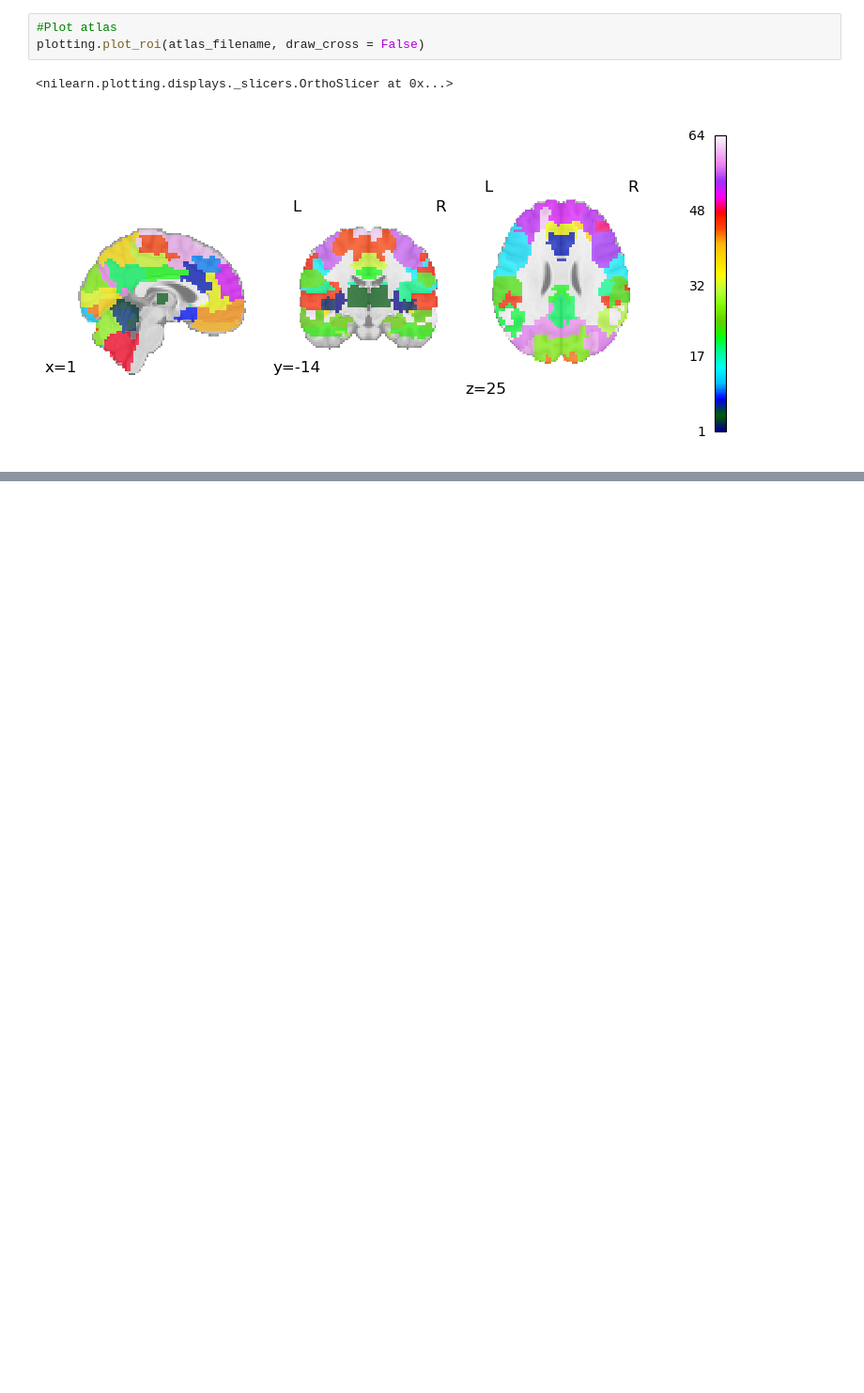
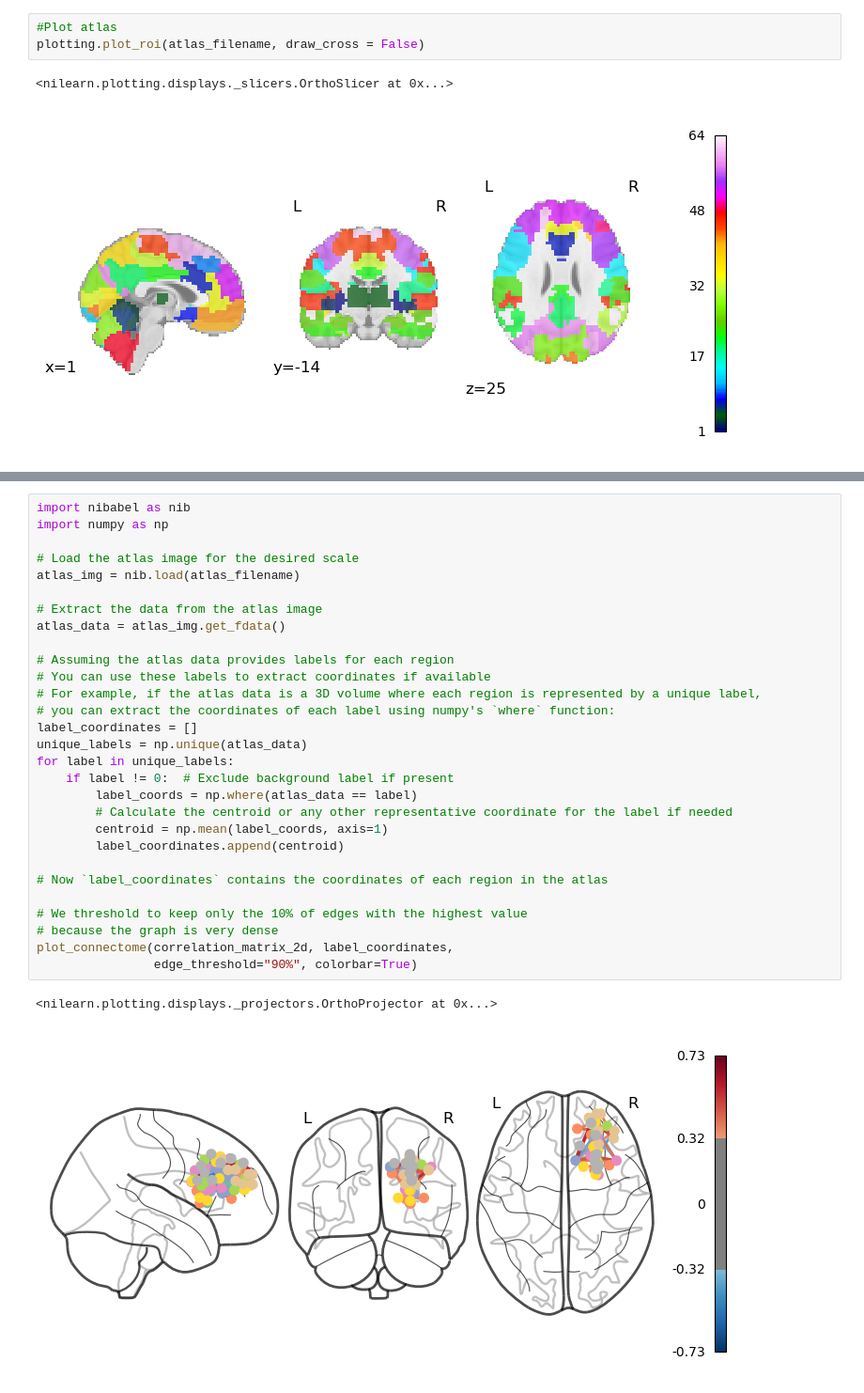
Before and after one commit to psy3019-6973-2026/Nguyen_ProjetFinal, a Jupyter notebook: projet_final.ipynb, the cells around one changed output, grey strips where cells are left out. Shown at 94% size. Saved outputs shown, nothing was run; the diff lists cells and outputs as text; blank space fills up the shorter version.

```diff
--- a/projet_final.ipynb
+++ b/projet_final.ipynb
@@ -262,0 +236,32 @@ ValueError: array must be at least 2-d
+# %%
+import nibabel as nib
+import numpy as np
+
+# Load the atlas image for the desired scale
+atlas_img = nib.load(atlas_filename)
+
+# Extract the data from the atlas image
+atlas_data = atlas_img.get_fdata()
+
+# Assuming the atlas data provides labels for each region
+# You can use these labels to extract coordinates if available
+# For example, if the atlas data is a 3D volume where each region is represented by a unique label,
+# you can extract the coordinates of each label using numpy's `where` function:
+label_coordinates = []
+unique_labels = np.unique(atlas_data)
+for label in unique_labels:
+    if label != 0:  # Exclude background label if present
+        label_coords = np.where(atlas_data == label)
+        # Calculate the centroid or any other representative coordinate for the label if needed
+        centroid = np.mean(label_coords, axis=1)
+        label_coordinates.append(centroid)
+
+# Now `label_coordinates` contains the coordinates of each region in the atlas
+
+# We threshold to keep only the 10% of edges with the highest value
+# because the graph is very dense
+plot_connectome(correlation_matrix_2d, label_coordinates,
+                edge_threshold="90%", colorbar=True)
+# %% [output]
+<nilearn.plotting.displays._projectors.OrthoProjector at 0x...>
+[figure, added]
```
Also changed, not shown: parts of 15 cells of this notebook.
